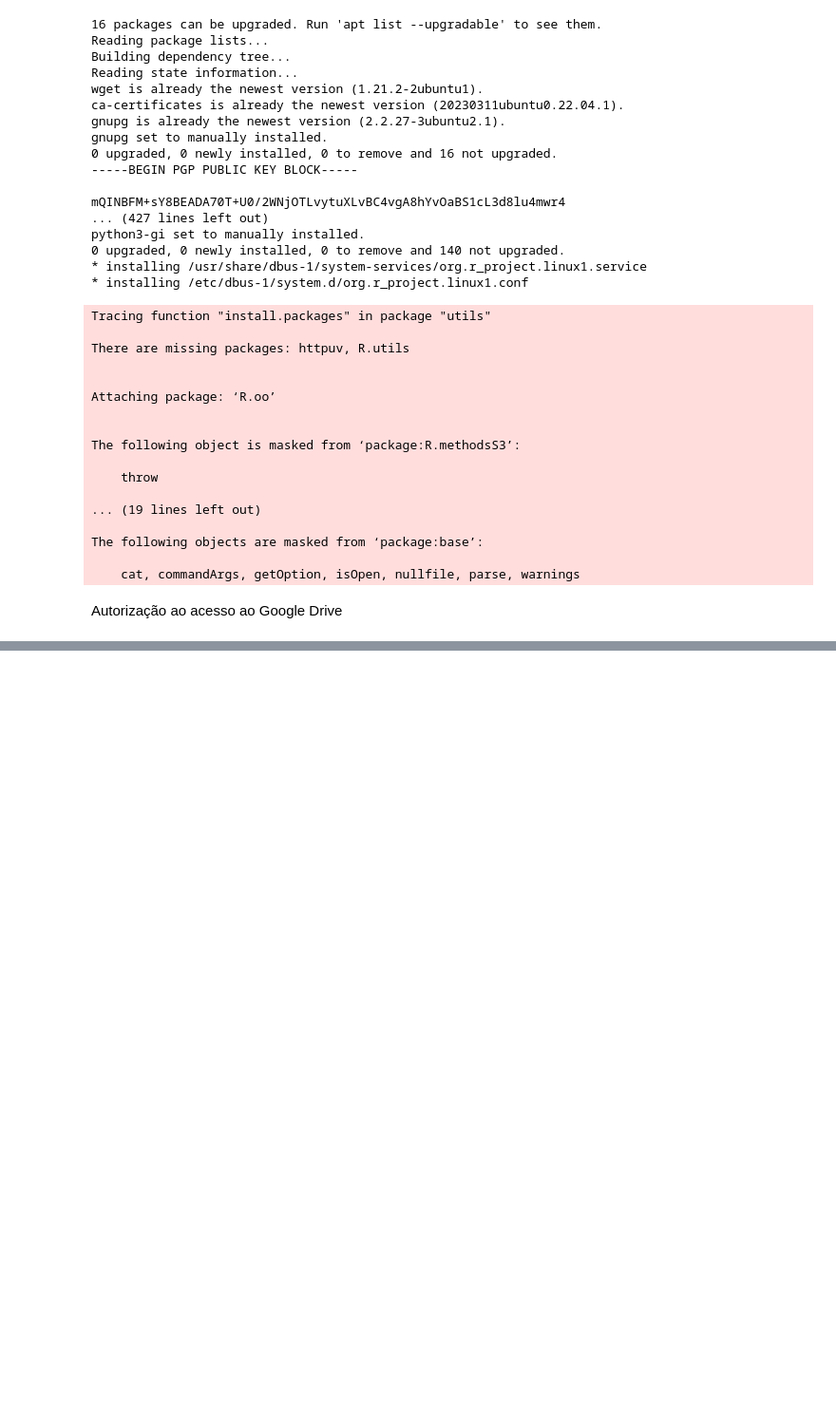
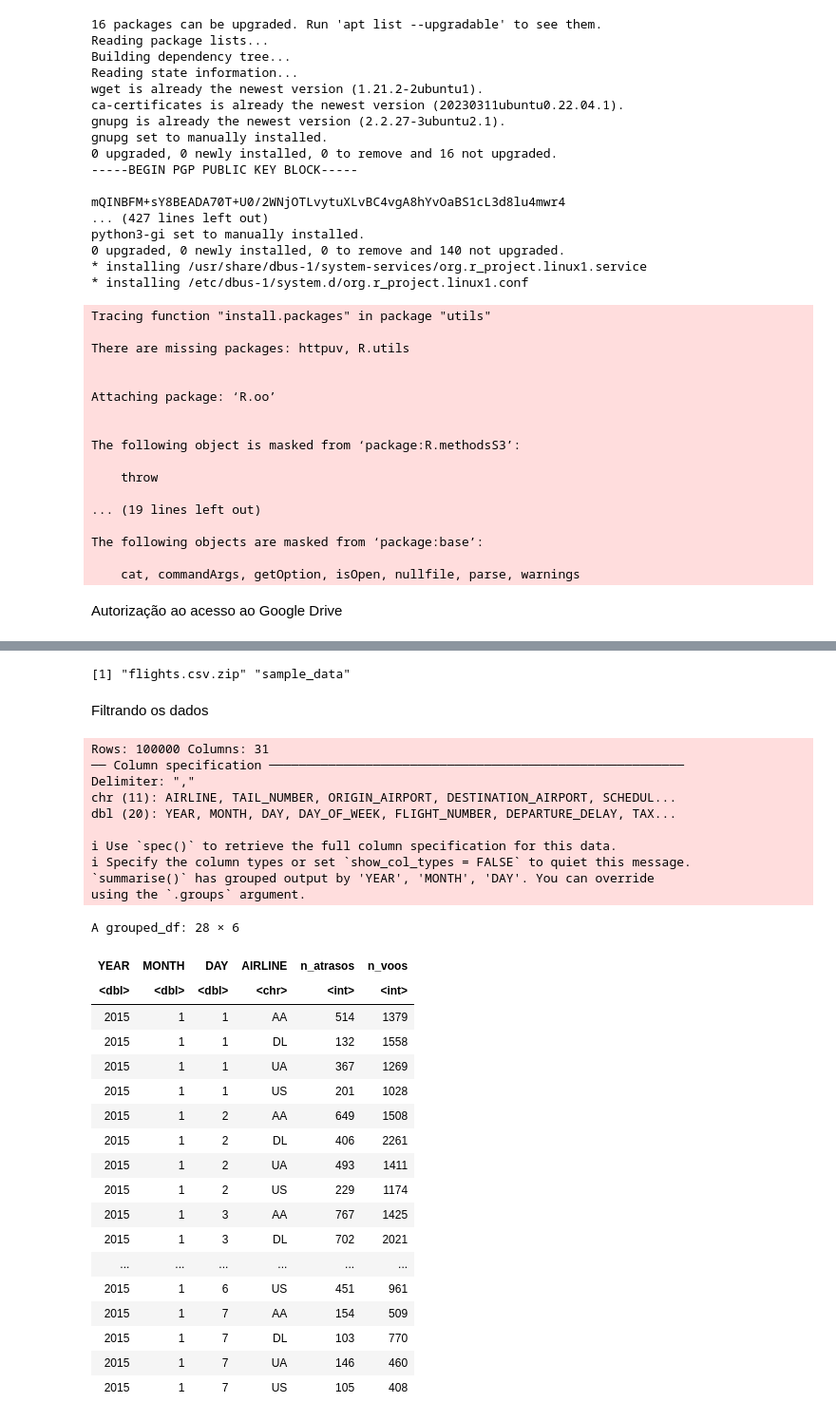
Before and after one commit to kazut98/me315, a Jupyter notebook: ME315_Lab02.ipynb, the cells around one changed output, grey strips where cells are left out. Shown at 95% size. Cells and saved outputs as stored; diff of their text form; code cells hidden in the pictures; blank space fills up the shorter version.

```diff
--- a/ME315_Lab02.ipynb
+++ b/ME315_Lab02.ipynb
@@ -86,0 +97,6 @@ Enter authorization code: eyJjb2RlIjoiNC8wQWRldTVCV0hHNFVjVUxscUJtc3MxYUtud0g1az
+# %%
+list.files()
+# %% [output]
+[1] "flights.csv.zip" "sample_data"
+# %% [markdown]
+Filtrando os dados
@@ -86,0 +105,39 @@ Enter authorization code: eyJjb2RlIjoiNC8wQWRldTVCV0hHNFVjVUxscUJtc3MxYUtud0g1az
+# %%
+conteudo100k = read_csv("flights.csv.zip", n_max=100000)
+
+conteudo100k %>%
+   filter(AIRLINE %in% c("AA", "DL", "US", "UA")) %>%
+   select(YEAR, MONTH, DAY, AIRLINE, ARRIVAL_DELAY) %>%
+     drop_na() %>%
+     group_by(YEAR, MONTH, DAY, AIRLINE) %>%
+     summarise(n_atrasos = sum(ARRIVAL_DELAY > 10), n_voos = n())
+# %% [output]
+Rows: 100000 Columns: 31
+── Column specification ────────────────────────────────────────────────────────
+Delimiter: ","
+chr (11): AIRLINE, TAIL_NUMBER, ORIGIN_AIRPORT, DESTINATION_AIRPORT, SCHEDUL...
+dbl (20): YEAR, MONTH, DAY, DAY_OF_WEEK, FLIGHT_NUMBER, DEPARTURE_DELAY, TAX...
+
+ℹ Use `spec()` to retrieve the full column specification for this data.
+ℹ Specify the column types or set `show_col_types = FALSE` to quiet this message.
+`summarise()` has grouped output by 'YEAR', 'MONTH', 'DAY'. You can override
+using the `.groups` argument.
+A grouped_df: 28 × 6
+| YEAR | MONTH | DAY | AIRLINE | n_atrasos | n_voos |
+| <dbl> | <dbl> | <dbl> | <chr> | <int> | <int> |
+| 2015 | 1 | 1 | AA | 514 | 1379 |
+| 2015 | 1 | 1 | DL | 132 | 1558 |
+| 2015 | 1 | 1 | UA | 367 | 1269 |
+| 2015 | 1 | 1 | US | 201 | 1028 |
+| 2015 | 1 | 2 | AA | 649 | 1508 |
+| 2015 | 1 | 2 | DL | 406 | 2261 |
+| 2015 | 1 | 2 | UA | 493 | 1411 |
+| 2015 | 1 | 2 | US | 229 | 1174 |
+| 2015 | 1 | 3 | AA | 767 | 1425 |
+| 2015 | 1 | 3 | DL | 702 | 2021 |
+| ... | ... | ... | ... | ... | ... |
+| 2015 | 1 | 6 | US | 451 | 961 |
+| 2015 | 1 | 7 | AA | 154 | 509 |
+| 2015 | 1 | 7 | DL | 103 | 770 |
+| 2015 | 1 | 7 | UA | 146 | 460 |
+| 2015 | 1 | 7 | US | 105 | 408 |
```
Also changed, not shown: parts of 9 cells of this notebook.
